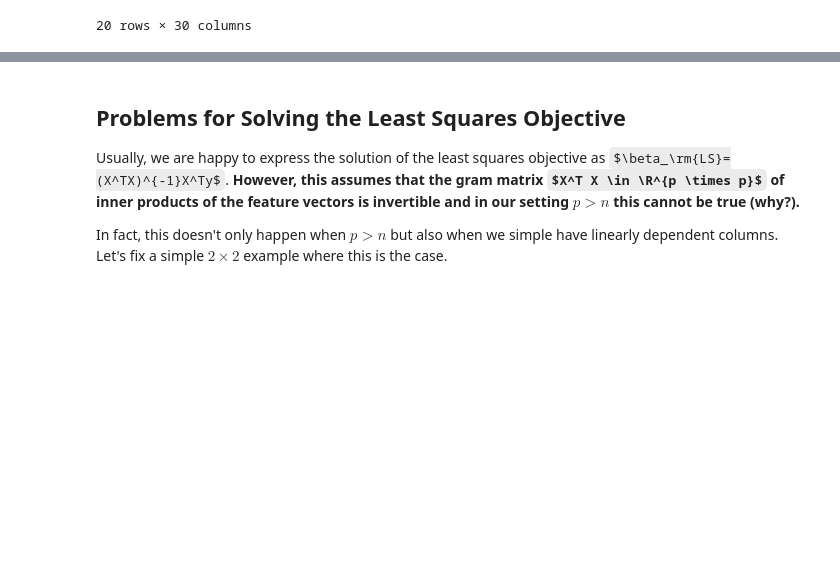
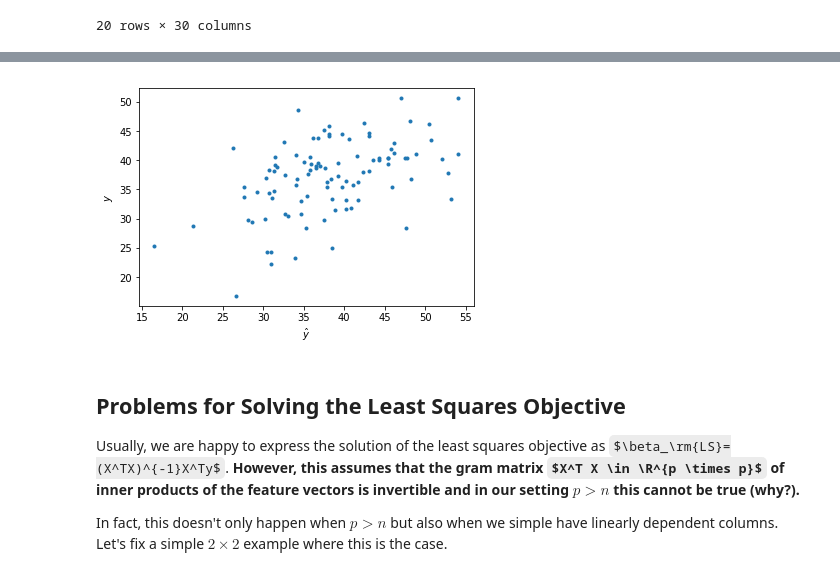
Before and after one commit to marioboley/learning_with_many_features, a Jupyter notebook: corr_learning.ipynb, the cells around one changed output, grey strips where cells are left out. Cells and saved outputs as stored; diff of their text form; code cells hidden in the pictures; some formulas as TeX source; blank space fills up the shorter version.

```diff
--- a/corr_learning.ipynb
+++ b/corr_learning.ipynb
@@ -154,0 +196,15 @@ planets
+# %%
+X = planets.drop(columns=['F'])
+X_test = test.drop(columns=['F'])
+
+beta = solve(t(X)@X, t(X)@y)
+
+mse = sum((X@beta - y)**2)
+var = sum((y - mu(y))**2)
+score = (1-mse/var)**0.5
+
+mse_test = sum((X_test@beta - y_test)**2)
+var_test = sum((y_test - mu(y_test))**2)
+score_test = (1-mse_test/var_test)**0.5
+
+beta, score, score_test
@@ -155,3 +222,10 @@ planets
+# %%
+plt.scatter(X_test@beta, y_test, marker='.')
+plt.xlabel(r'$\hat{y}$')
+plt.ylabel('$y$')
+plt.show()
+# %% [output]
+[figure, added]
 # %% [markdown]
 ## Problems for Solving the Least Squares Objective
 
```
Also changed, not shown: parts of 10 cells of this notebook.
